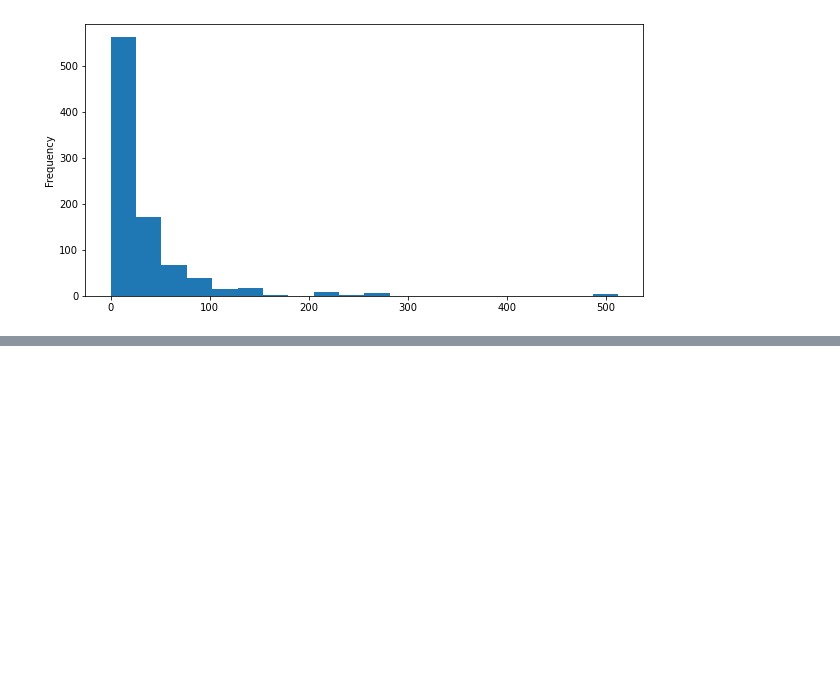
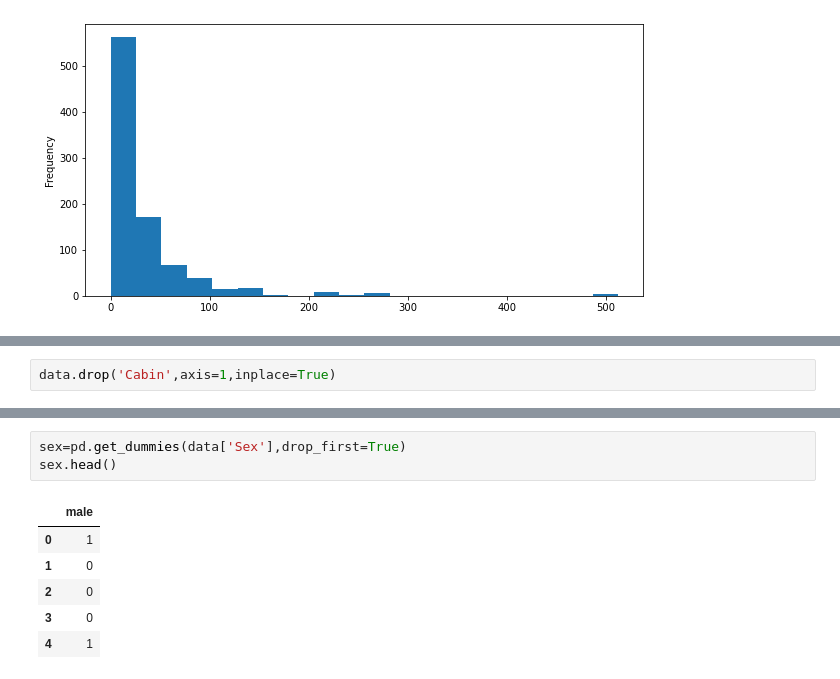
Before and after one commit to ChathurangaMMP/Machine-Learning, a Jupyter notebook: Data cleaning and preprocessing/data preprocessing.ipynb, the cells around one changed output, grey strips where cells are left out. Saved outputs shown, nothing was run; the diff lists cells and outputs as text; blank space fills up the shorter version.

```diff
--- a/Data cleaning and preprocessing/data preprocessing.ipynb
+++ b/Data cleaning and preprocessing/data preprocessing.ipynb
@@ -189,0 +203,2 @@ data['Fare'].plot.hist(bins=20,figsize=(10,5))
+# %%
+data.drop('Cabin',axis=1,inplace=True)
@@ -189,0 +243,10 @@ data['Fare'].plot.hist(bins=20,figsize=(10,5))
+# %%
+sex=pd.get_dummies(data['Sex'],drop_first=True)
+sex.head()
+# %% [output]
+|  | male |
+| 0 | 1 |
+| 1 | 0 |
+| 2 | 0 |
+| 3 | 0 |
+| 4 | 1 |
```
Also changed, not shown: parts of 13 cells of this notebook.
